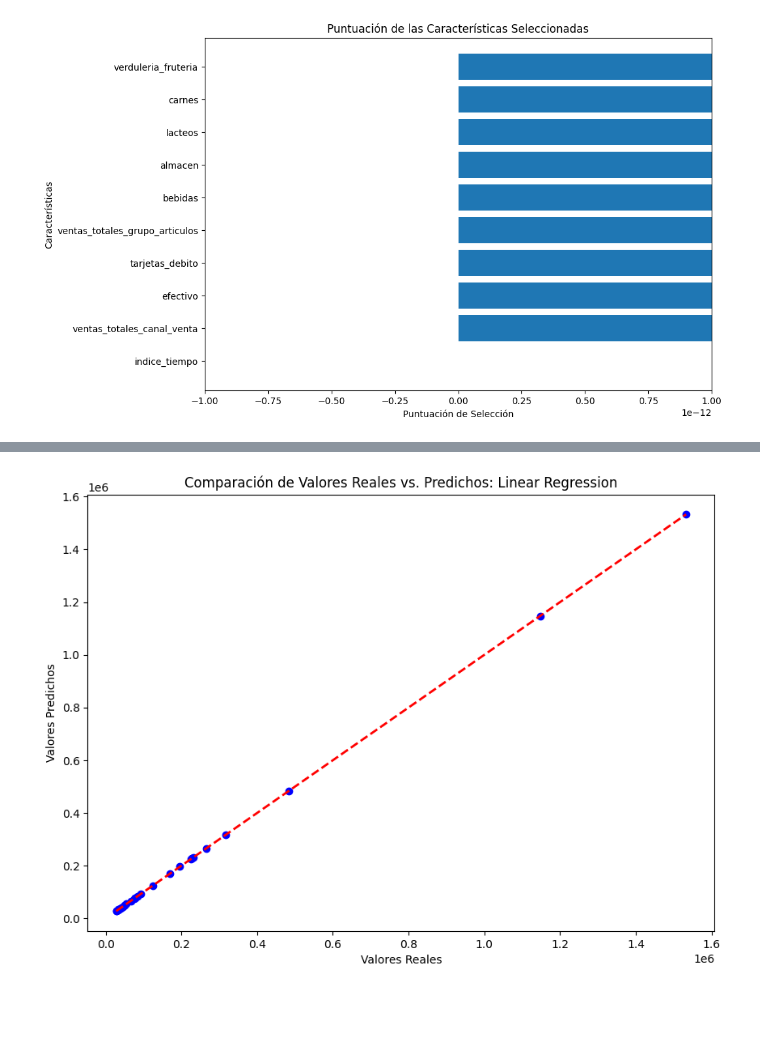
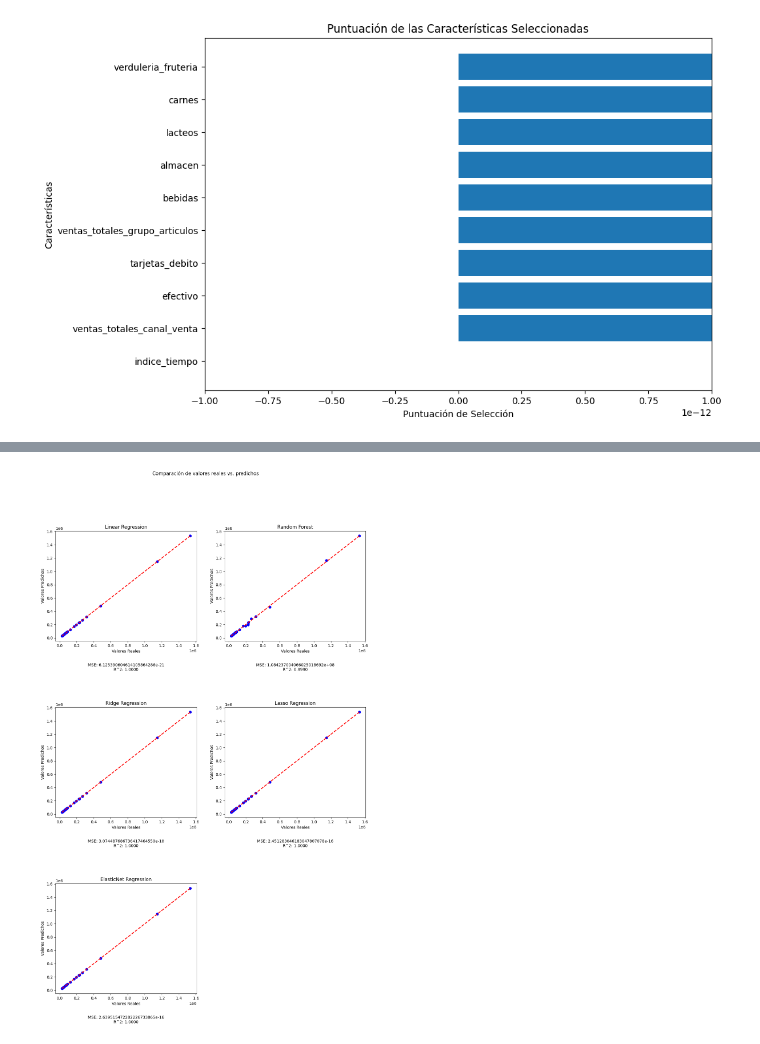
Before and after one commit to luida-M/Modelo_ML, a Jupyter notebook: Proyecto_ParteIII+Medina_Tenorio.ipynb, the cells around one changed output, grey strips where cells are left out. Drawn from its saved outputs; the diff is of its cells as text; code cells hidden in the pictures; blank space fills up the shorter version.

```diff
--- a/Proyecto_ParteIII+Medina_Tenorio.ipynb
+++ b/Proyecto_ParteIII+Medina_Tenorio.ipynb
@@ -3,11 +5,12 @@
 # %%
-# 1. Configuración Inicial
+#  Montaje de Google Drive para acceder a los archivos necesarios.
 from google.colab import drive
 import os
-drive.mount('/content/gdrive')
+drive.mount('/content/drive')
+
 # Establecer ruta de acceso en drive
 print(os.getcwd())
-os.chdir("/content/gdrive/MyDrive/Colab Notebooks")
+os.chdir("/content/drive/MyDrive/Colab Notebooks")
 
 import pandas as pd
 import numpy as np
@@ -27,19 +30,27 @@ auth.authenticate_user()
 creds, _ = default()
 gc = gspread.authorize(creds)
 
-# Configuración de Git (corregida)
+!ssh -T git@github.com
+
+# Configuración de Git
 !git config --global user.email "luidamedina@gmail.com"
 !git config --global user.name "Luida Medina"
 
-#Clonar el repositorio (corregido)
-!git clone https://github.com/luida-M/Modelo_ML.git
+# Configurar SSH
+!mkdir -p /root/.ssh
+!ssh-keyscan github.com >> ~/.ssh/known_hosts
 
-# Cambiar al directorio del repositorio clonado
-os.chdir("Modelo_ML")
-print("Directorio actual:", os.getcwd())
+# Generar una nueva clave SSH
+!ssh-keygen -t ed25519 -C "luidamedina@gmail.com" -f /root/.ssh/id_ed25519 -q -N ""
 
+# Mostrar la clave pública para copiarla y agregarla a GitHub
+!cat /root/.ssh/id_ed25519.pub
 
-# 2. Carga de Datos desde Google Sheets
+# Clona el repositorio usando SSH
+!git clone git@github.com:luida-M/Modelo_ML.git
+%cd Modelo_ML
+
+# Carga de Datos desde Google Sheets
 file_name = 'ventas-totales-supermercados-2'
 
 try:
@@ -57,7 +68,7 @@ except Exception as e:
 if 'df' in locals():
     print(df.head())
 
-    # 3. Método de Feature Selection: SelectKBest
+    # Método de Feature Selection: SelectKBest
     features = ['indice_tiempo','ventas_precios_corrientes', 'ventas_precios_constantes', 'ventas_totales_canal_venta',
                 'salon_ventas', 'canales_on_line', 'ventas_totales_medio_pago', 'efectivo', 'tarjetas_debito',
                 'tarjetas_credito', 'otros_medios', 'ventas_totales_grupo_articulos', 'subtotal_ventas_alimentos_bebidas',
@@ -78,17 +89,22 @@ if 'df' in locals():
     print(f"Selected Features: {', '.join(selected_features)}")
 
     # Visualización de las características seleccionadas
-    plt.figure(figsize=(10, 7))
+    plt.figure(figsize=(14, 7))
     plt.barh(selected_features, selector.scores_[selector.get_support()])
     plt.xlabel('Puntuación de Selección')
     plt.ylabel('Características')
     plt.title('Puntuación de las Características Seleccionadas')
     plt.show()
 
-    # 4. Dividir Datos en Entrenamiento y Prueba
+    # Preparar subconjuntos de datos para pruebas
+    X_train_subset, X_test_subset, y_train_subset, y_test_subset = train_test_split(X_new, y, test_size=0.1, random_state=42) # 10% test
+    print("Tamaño del subconjunto de entrenamiento:", len(X_train_subset))
+    print("Tamaño del subconjunto de prueba:", len(X_test_subset))
+
+    #  Dividir Datos en Entrenamiento y Prueba
     X_train, X_test, y_train, y_test = train_test_split(X_new, y, test_size=0.3, random_state=42) # 70% train, 30% test
 
-    # 5. Algoritmos de Regresión
+    # Algoritmos de Regresión
     models = {
         "Linear Regression": LinearRegression(),
         "Random Forest": RandomForestRegressor(random_state=42),
@@ -97,26 +113,49 @@ if 'df' in locals():
         "ElasticNet Regression": ElasticNet()
     }
 
-    # 6. Entrenamiento y Evaluación
+    # Entrenamiento y Evaluación
     results = {}
-    for name, model in models.items():
+    num_models = len(models)
+    num_cols = 2
+    num_rows = (num_models + num_cols - 1) // num_cols  # Calcula el número de filas necesarias
+
+    fig, axs = plt.subplots(num_rows, num_cols, figsize=(14, 7*num_rows))  # Ajuste del tamaño de la figura
+    fig.suptitle('Comparación de valores reales vs. predichos')
+
+    # Aplanar el array de axs si es necesario
+    axs = axs.flatten() if num_rows > 1 else [axs]
+
+    for idx, (name, model) in enumerate(models.items()):
         model.fit(X_train, y_train)
         y_pred = model.predict(X_test)
-
-        # Visualizar comparaciones reales vs. predicciones
-        plt.figure(figsize=(10, 7))
-        plt.scatter(y_test, y_pred, color='blue')
-        plt.plot([min(y_test), max(y_test)], [min(y_test), max(y_test)], color='red', linestyle='--', linewidth=2)
-        plt.title(f'Comparación de Valores Reales vs. Predichos: {name}')
-        plt.xlabel('Valores Reales')
-        plt.ylabel('Valores Predichos')
-        plt.show()
 
         mse = mean_squared_error(y_test, y_pred)
         r2 = r2_score(y_test, y_pred)
         results[name] = {"MSE": mse, "R2": r2}
         print(f"{name} - Mean Squared Error: {mse}")
         print(f"{name} - R^2 Score: {r2}")
+
+        # Crear gráficos en subgráficos
+        axs[idx].scatter(y_test, y_pred, color='blue')
+        axs[idx].plot([min(y_test), max(y_test)], [min(y_test), max(y_test)], color='red', linestyle='--', linewidth=2)
+        axs[idx].set_title(f'{name}')
+        axs[idx].set_xlabel('Valores Reales')
+        axs[idx].set_ylabel('Valores Predichos')
+
+        # Mover el título del gráfico un poco más hacia arriba
+        axs[idx].title.set_position([0.5, 0.2])
+
+        # Mostrar los resultados debajo de cada gráfico
+        axs[idx].text(0.5, -0.2, f'MSE: {mse:.21e}\nR^2: {r2:.4f}', ha='center', va='top', transform=axs[idx].transAxes, fontsize=10)
+
+    # Oculta los gráficos vacíos en la última fila
+    for i in range(num_models, num_rows * num_cols):
+        fig.delaxes(axs[i])
+
+    # Ajustar el espaciado para que los gráficos no se solapen
+    plt.tight_layout(rect=[0, 0.05, 1, 0.05])
+    plt.subplots_adjust(hspace=0.6)  # Ajustar el espacio vertical entre los subgráficos
+    plt.show()
 
     # Visualización de Resultados
     mse_values = [results[name]["MSE"] for name in results]
@@ -136,7 +175,7 @@ if 'df' in locals():
     plt.tight_layout()
     plt.show()
 
-    # 7. Generación de Conclusiones
+    # Generación de Conclusiones
     mejores_resultados = sorted(results.items(), key=lambda x: x[1]["MSE"])[0]
     mejor_algoritmo = mejores_resultados[0]
     mejor_mse = mejores_resultados[1]["MSE"]
@@ -150,10 +189,14 @@ if 'df' in locals():
     """
     print(conclusiones)
 
+    # Sincronizar con el repositorio remoto
+    !git pull origin main
+
     # Subir cambios a GitHub
     !git add .
     !git commit -m "Análisis de datos y comparación de varios algoritmos de regresión"
     !git push origin main
+
 else:
     print("No se puede proceder con el análisis ya que el archivo no se cargó correctamente.")
 # %% [output]
@@ -178 +233 @@ Selected Features: indice_tiempo, ventas_totales_canal_venta, efectivo, tarjetas
-[figure, old version]
+[figure, new version]
```
Also changed, not shown: parts of 2 cells of this notebook.
